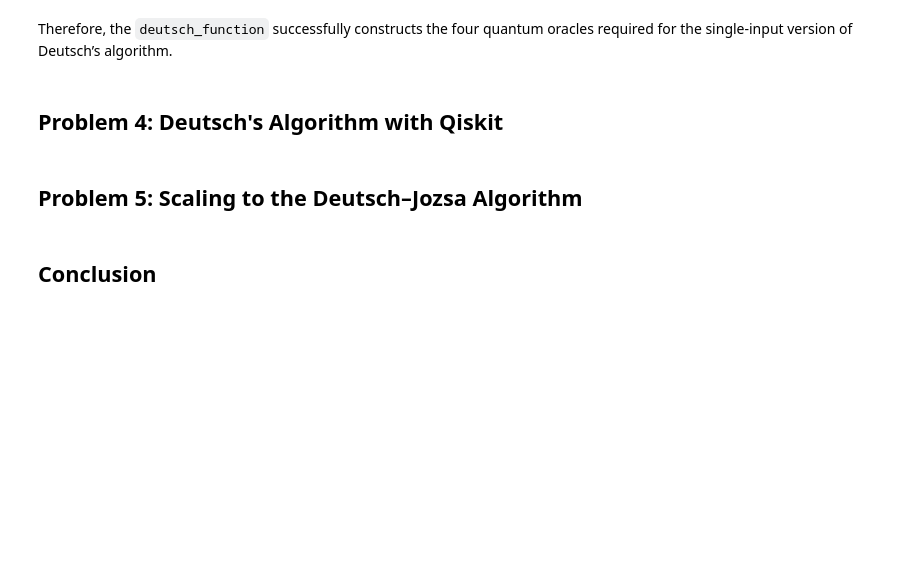
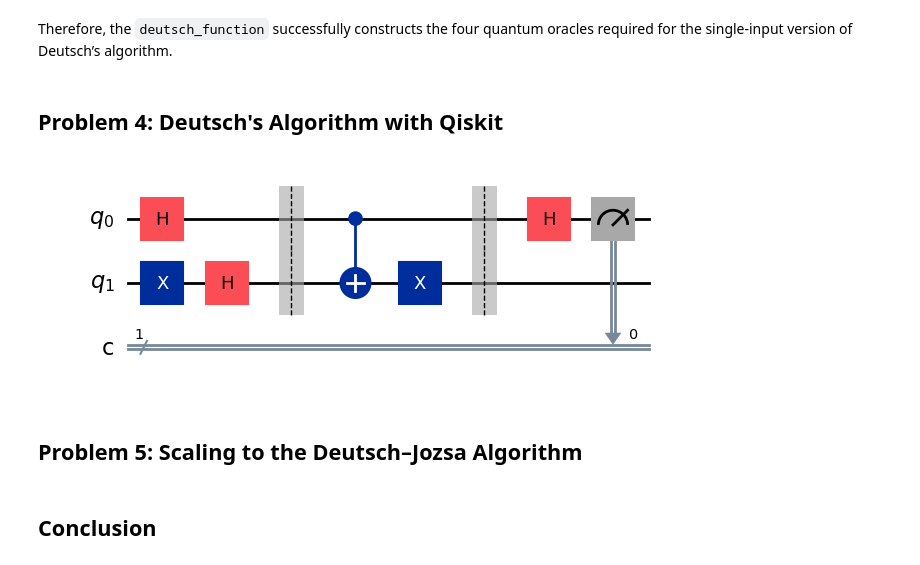
Before and after one commit to trinv1/emerging-technologies, a Jupyter notebook: problems.ipynb, the cells around one changed output. Saved outputs shown, nothing was run; the diff lists cells and outputs as text; code cells hidden in the pictures; blank space fills up the shorter version.

Commit message:
Demonstrating use of circuit with oracle 3

```diff
--- a/problems.ipynb
+++ b/problems.ipynb
@@ -277,6 +277,10 @@ def compile_circuit(function: qiskit.QuantumCircuit):
     qc.measure(range(n), range(n))
 
     return qc
+# %%
+display(compile_circuit(deutsch_function(3)).draw(output="mpl"))
+# %% [output]
+[figure, added]
 # %% [markdown]
 ## Problem 5: Scaling to the Deutsch–Jozsa Algorithm
 # %% [markdown]
```
Also changed, not shown: parts of 2 cells of this notebook.
